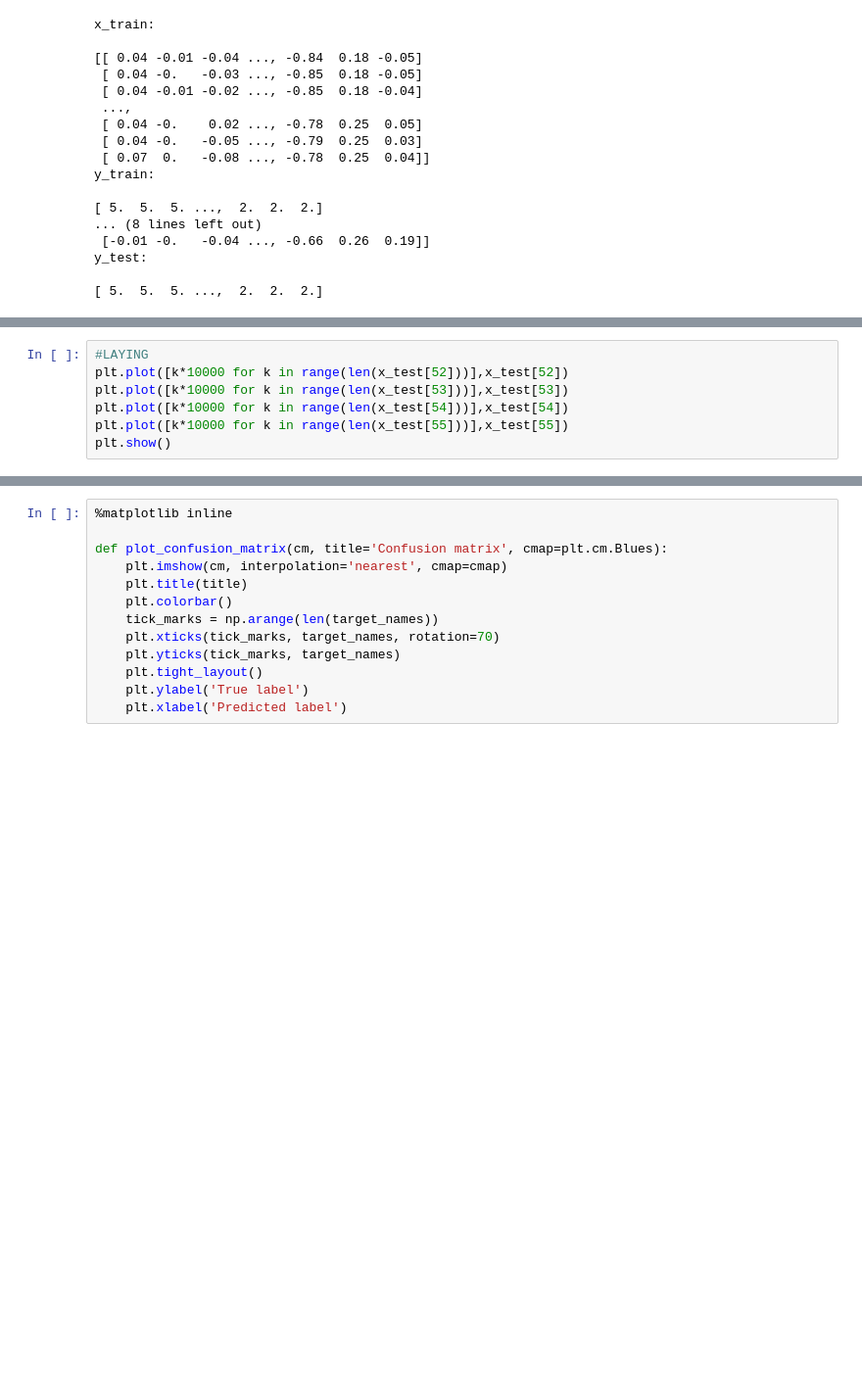
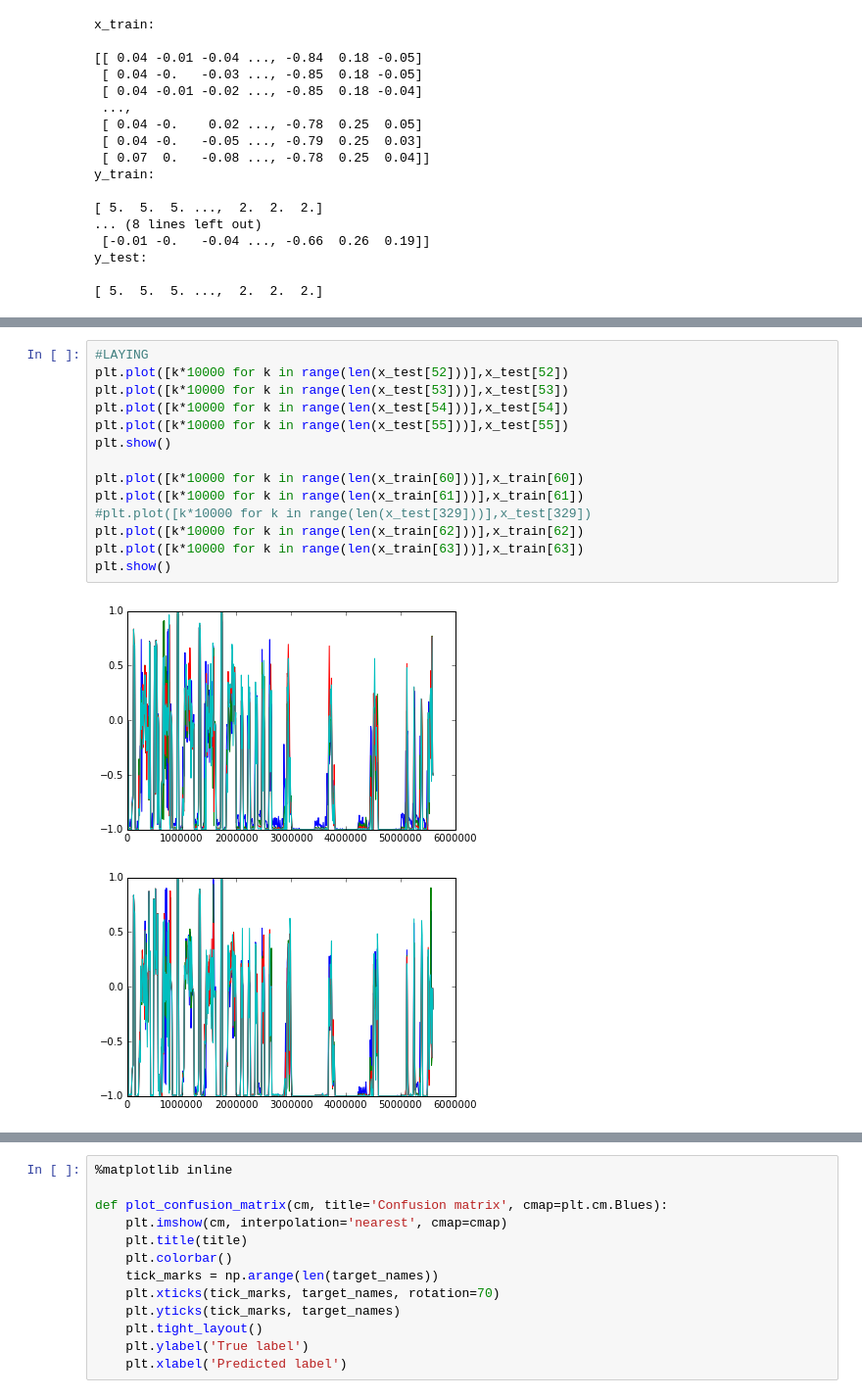
Before and after one commit to ajagarapu/SmartHARP, a Jupyter notebook: code/SmartHARP.ipynb, the cells around one changed output, grey strips where cells are left out. Shown at 98% size. Saved outputs shown, nothing was run; the diff lists cells and outputs as text; blank space fills up the shorter version.

```diff
--- a/code/SmartHARP.ipynb
+++ b/code/SmartHARP.ipynb
@@ -69,10 +97,20 @@ plt.show()
 # %%
 #LAYING
 plt.plot([k*10000 for k in range(len(x_test[52]))],x_test[52])
 plt.plot([k*10000 for k in range(len(x_test[53]))],x_test[53])
 plt.plot([k*10000 for k in range(len(x_test[54]))],x_test[54])
 plt.plot([k*10000 for k in range(len(x_test[55]))],x_test[55])
 plt.show()
+
+plt.plot([k*10000 for k in range(len(x_train[60]))],x_train[60])
+plt.plot([k*10000 for k in range(len(x_train[61]))],x_train[61])
+#plt.plot([k*10000 for k in range(len(x_test[329]))],x_test[329])
+plt.plot([k*10000 for k in range(len(x_train[62]))],x_train[62])
+plt.plot([k*10000 for k in range(len(x_train[63]))],x_train[63])
+plt.show()
+# %% [output]
+[figure, added]
+[figure, added]
 # %%
 #LIE_TO_SIT
 plt.plot([k*10000 for k in range(len(x_test[63]))],x_test[63])
```
Also changed, not shown: parts of 12 cells of this notebook.
